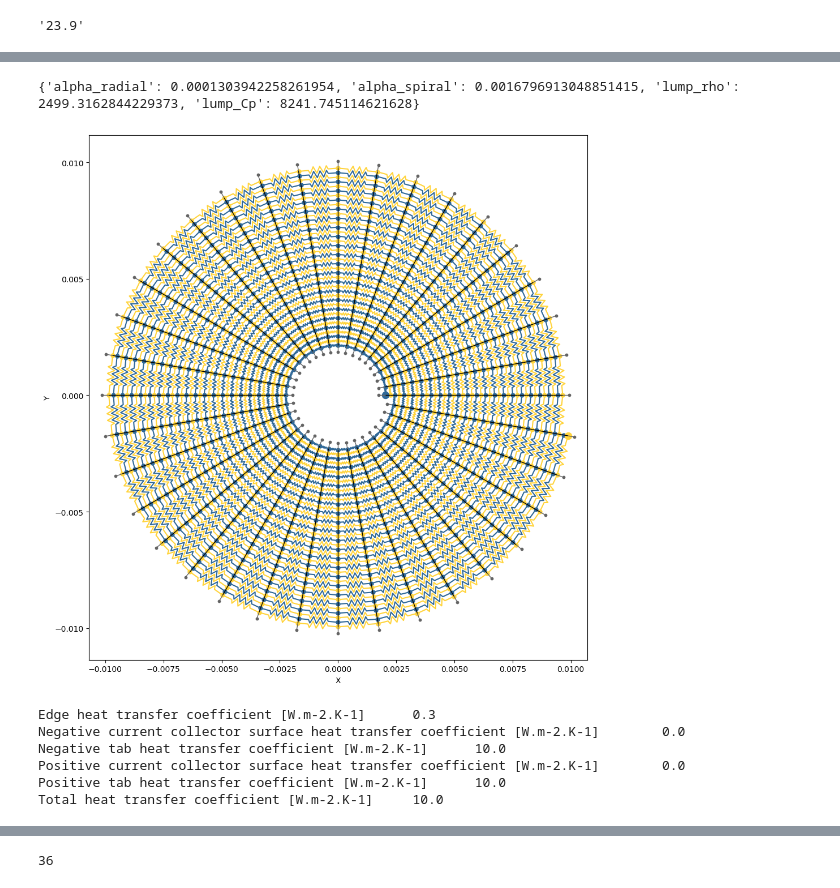
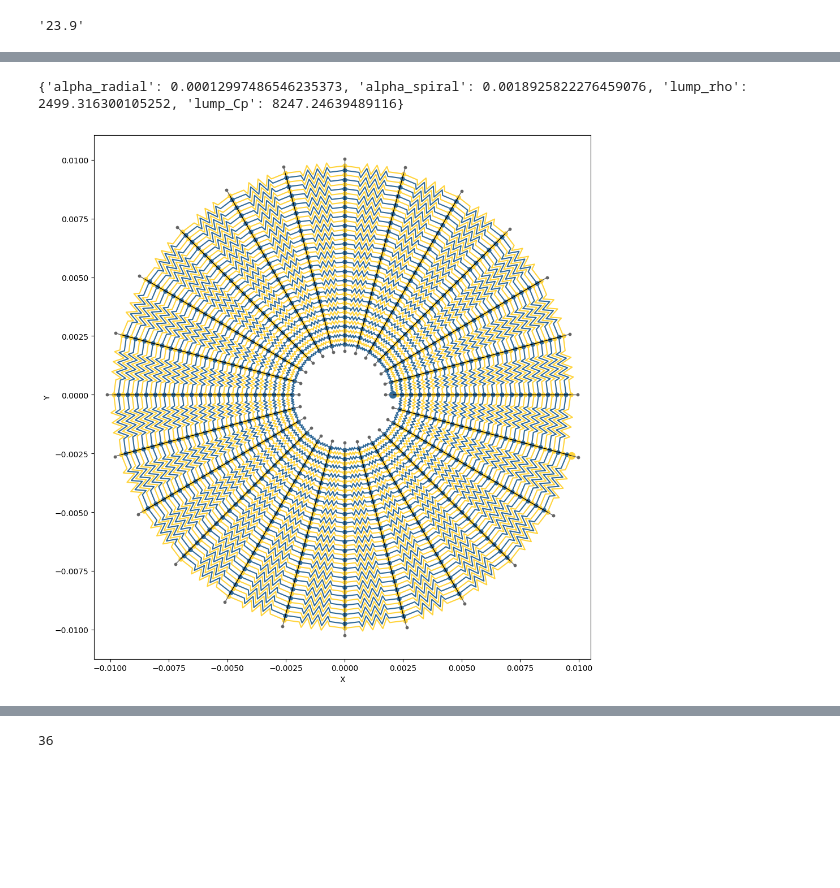
Before and after one commit to mleot/pybamm_pnm, a Jupyter notebook: docs/examples/03 Running a simulation.ipynb, the cells around one changed output, grey strips where cells are left out. Saved outputs shown, nothing was run; the diff lists cells and outputs as text; code cells hidden in the pictures; blank space fills up the shorter version.

```diff
--- a/docs/examples/03 Running a simulation.ipynb
+++ b/docs/examples/03 Running a simulation.ipynb
@@ -18,7 +18,7 @@ wrk.clear()
 
 # Geometry of spiral
 Nlayers = 20
-dtheta = 10
+dtheta = 15
 spacing = 195e-6  # To do should come from params
 inner_r = 10 * spacing
 pos_tabs = [-1]
@@ -49,7 +49,7 @@ project, arc_edges = ecm.make_spiral_net(Nlayers,
                                          tesla_tabs)
 ecm.plot_topology(project.network)
 # Parameter set
-param = pybamm.ParameterValues("Marquis2019")
+param = pybamm.ParameterValues("Chen2020")
 # JellyBaMM discretises the spiral using the electrode height for spiral length
 # This parameter set has the longer length set to the Electrode width
 # We want to swap this round
@@ -76,16 +76,3 @@ TIME STAMP : 2024-02-13 17:18:13,739
 ------------------------------------------------------------
-{'alpha_radial': 0.0001303942258261954, 'alpha_spiral': 0.0016796913048851415, 'lump_rho': 2499.3162844229373, 'lump_Cp': 8241.745114621628}
+{'alpha_radial': 0.00012997486546235373, 'alpha_spiral': 0.0018925822276459076, 'lump_rho': 2499.316300105252, 'lump_Cp': 8247.24639489116}
-[figure, old version]
+[figure, new version]
-# %%
-# model = pybamm.lithium_ion.SPMe(options={"thermal": "lumped"})
-
-# model.variable_names()
-
-param.search('heat transfer')
-# %% [output]
-Edge heat transfer coefficient [W.m-2.K-1]      0.3
-Negative current collector surface heat transfer coefficient [W.m-2.K-1]        0.0
-Negative tab heat transfer coefficient [W.m-2.K-1]      10.0
-Positive current collector surface heat transfer coefficient [W.m-2.K-1]        0.0
-Positive tab heat transfer coefficient [W.m-2.K-1]      10.0
-Total heat transfer coefficient [W.m-2.K-1]     10.0
```
Also changed, not shown: parts of 3 cells of this notebook.
